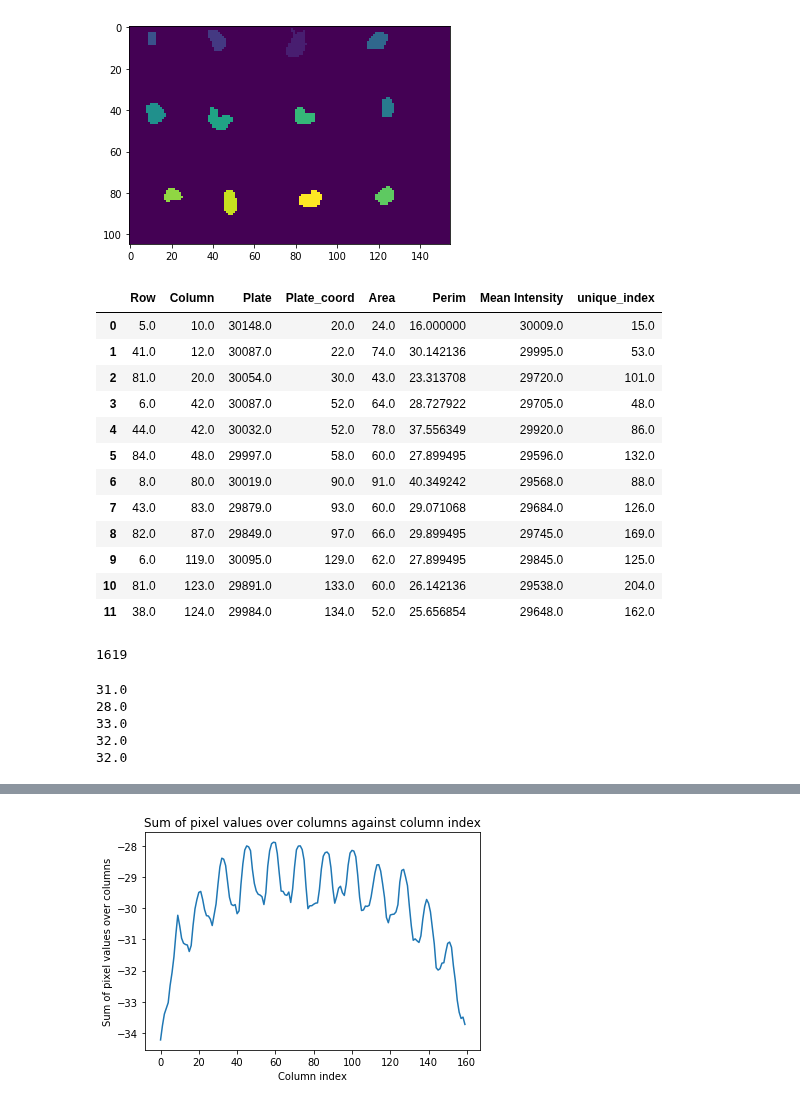
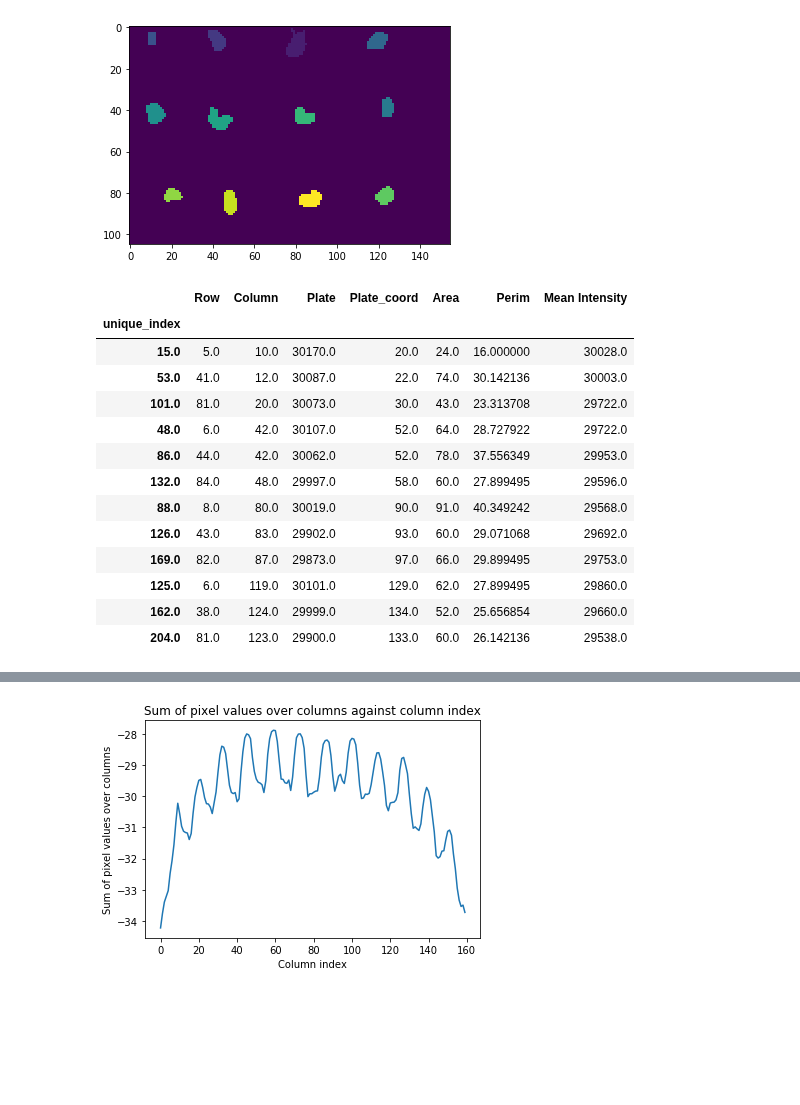
Before and after one commit to jrodguez/musical-robot, a Jupyter notebook: scripts/verify_order.ipynb, the cells around one changed output, grey strips where cells are left out. Cells and saved outputs as stored; diff of their text form; code cells hidden in the pictures; blank space fills up the shorter version.

Commit message:
Sample reordering

```diff
--- a/scripts/verify_order.ipynb
+++ b/scripts/verify_order.ipynb
@@ -67,6 +67,7 @@ def regprop(labeled_samples,frames,n_samples,n_rows,n_columns):
             intensity[c] = frames[i][row[c]][column[c]]
             plate[c] = frames[i][row[c]][column[c]+10]
             plate_coord[c] = column[c]+10
+            # Adding the row and column coordinates to get a unique index for each sample.
             unique_index[c] = row[c] + column[c]
             c = c + 1
 
@@ -77,44 +78,37 @@ def regprop(labeled_samples,frames,n_samples,n_rows,n_columns):
         regprops[i].sort_values(['Column','Row'],inplace=True)
     # After sorting the dataframe according by columns in ascending order.
     sorted_rows = []
+    # Sorting the dataframe according to the row coordinate in each column.
+    # The samples are pipetted out top to bottom from left to right.
+    # The order of the samples in the dataframe should match the order of pipetting.
     for j in range(0,n_columns):
         df = regprops[0][j*n_rows:(j+1)*n_rows].sort_values(['Row'])
         sorted_rows.append(df)
     regprops[0] = pd.concat(sorted_rows)
+    # Creating an index to be used for reordering all the dataframes. The unique index is the sum of
+    # row and column coordinates.
     reorder_index = regprops[0].unique_index
-    for i in range(0,len(regprops)):
-        regprops[i].reindex(reorder_index)
-        regprops[i].reset_index(drop=True,inplace=True)
+    for k in range(0,len(regprops)):
+        regprops[k].set_index('unique_index',inplace=True)
+        regprops[k] = regprops[k].reindex(reorder_index)
     return regprops
 # %%
 regprops = regprop(labeled_samples,flip_frames
                       ,12,3,4)
 # %%
-regprops[2]
+regprops[4]
 # %% [output]
-|  | Row | Column | Plate | Plate_coord | Area | Perim | Mean Intensity | unique_index |
-| 0 | 5.0 | 10.0 | 30148.0 | 20.0 | 24.0 | 16.000000 | 30009.0 | 15.0 |
-| 1 | 41.0 | 12.0 | 30087.0 | 22.0 | 74.0 | 30.142136 | 29995.0 | 53.0 |
-| 2 | 81.0 | 20.0 | 30054.0 | 30.0 | 43.0 | 23.313708 | 29720.0 | 101.0 |
-| 3 | 6.0 | 42.0 | 30087.0 | 52.0 | 64.0 | 28.727922 | 29705.0 | 48.0 |
-| 4 | 44.0 | 42.0 | 30032.0 | 52.0 | 78.0 | 37.556349 | 29920.0 | 86.0 |
-| 5 | 84.0 | 48.0 | 29997.0 | 58.0 | 60.0 | 27.899495 | 29596.0 | 132.0 |
-| 6 | 8.0 | 80.0 | 30019.0 | 90.0 | 91.0 | 40.349242 | 29568.0 | 88.0 |
-| 7 | 43.0 | 83.0 | 29879.0 | 93.0 | 60.0 | 29.071068 | 29684.0 | 126.0 |
-| 8 | 82.0 | 87.0 | 29849.0 | 97.0 | 66.0 | 29.899495 | 29745.0 | 169.0 |
-| 9 | 6.0 | 119.0 | 30095.0 | 129.0 | 62.0 | 27.899495 | 29845.0 | 125.0 |
-| 10 | 81.0 | 123.0 | 29891.0 | 133.0 | 60.0 | 26.142136 | 29538.0 | 204.0 |
-| 11 | 38.0 | 124.0 | 29984.0 | 134.0 | 52.0 | 25.656854 | 29648.0 | 162.0 |
+|  | Row | Column | Plate | Plate_coord | Area | Perim | Mean Intensity |
+| unique_index |  |  |  |  |  |  |  |
+| 15.0 | 5.0 | 10.0 | 30170.0 | 20.0 | 24.0 | 16.000000 | 30028.0 |
+| 53.0 | 41.0 | 12.0 | 30087.0 | 22.0 | 74.0 | 30.142136 | 30003.0 |
+| 101.0 | 81.0 | 20.0 | 30073.0 | 30.0 | 43.0 | 23.313708 | 29722.0 |
+| 48.0 | 6.0 | 42.0 | 30107.0 | 52.0 | 64.0 | 28.727922 | 29722.0 |
+| 86.0 | 44.0 | 42.0 | 30062.0 | 52.0 | 78.0 | 37.556349 | 29953.0 |
+| 132.0 | 84.0 | 48.0 | 29997.0 | 58.0 | 60.0 | 27.899495 | 29596.0 |
+| 88.0 | 8.0 | 80.0 | 30019.0 | 90.0 | 91.0 | 40.349242 | 29568.0 |
+| 126.0 | 43.0 | 83.0 | 29902.0 | 93.0 | 60.0 | 29.071068 | 29692.0 |
+| 169.0 | 82.0 | 87.0 | 29873.0 | 97.0 | 66.0 | 29.899495 | 29753.0 |
+| 125.0 | 6.0 | 119.0 | 30101.0 | 129.0 | 62.0 | 27.899495 | 29860.0 |
+| 162.0 | 38.0 | 124.0 | 29999.0 | 134.0 | 52.0 | 25.656854 | 29660.0 |
+| 204.0 | 81.0 | 123.0 | 29900.0 | 133.0 | 60.0 | 26.142136 | 29538.0 |
-# %%
-len(regprops)
-# %% [output]
-1619
-# %%
-for i in range(len(regprops[0])):
-    print(regprops[0]['Row'][i])
-# %% [output]
-31.0
-28.0
-33.0
-32.0
-32.0
```
Also changed, not shown: parts of 16 cells of this notebook, 1 other file.
